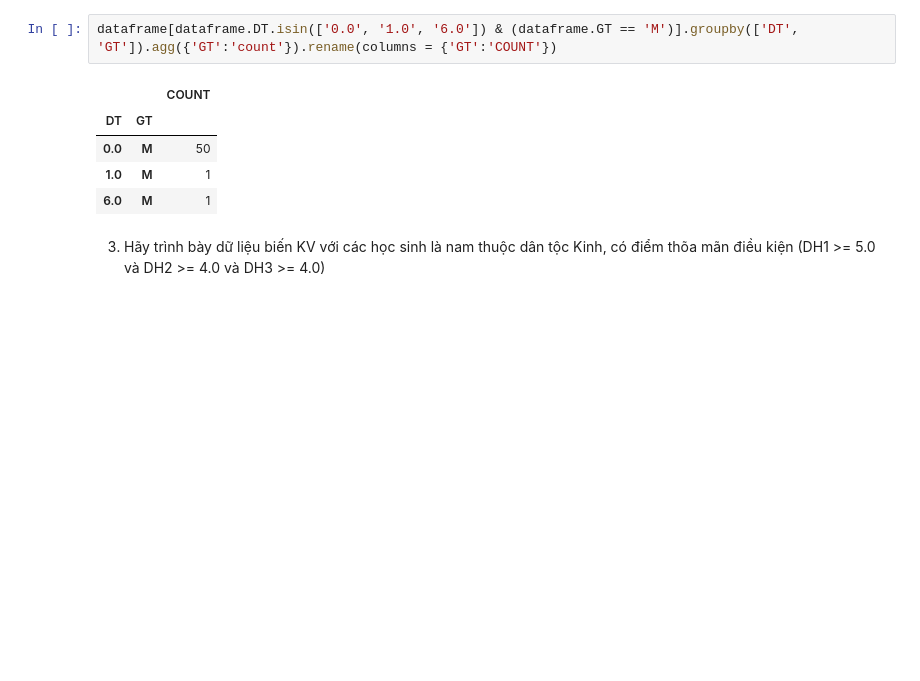
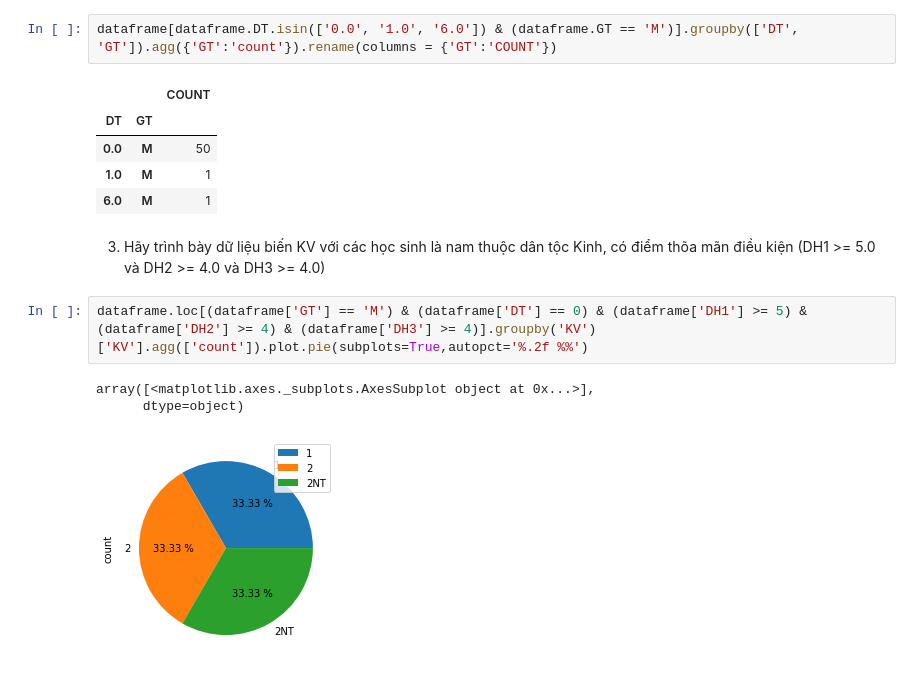
Before and after one commit to HuynhPhamNhatNam/DataAnalystAndDeepLearning, a Jupyter notebook: Labs/Lab02.ipynb, the cells around one changed output. Cells and saved outputs as stored; diff of their text form; blank space fills up the shorter version.

```diff
--- a/Labs/Lab02.ipynb
+++ b/Labs/Lab02.ipynb
@@ -160,3 +164,9 @@ dataframe[dataframe.DT.isin(['0.0', '1.0', '6.0']) & (dataframe.GT == 'M')].grou
 | 6.0 | M | 1 |
 # %% [markdown]
 3. Hãy trình bày dữ liệu biến KV với các học sinh là nam thuộc dân tộc Kinh, có điểm thõa mãn điều kiện (DH1 >= 5.0 và DH2 >= 4.0 và DH3 >= 4.0)
+# %%
+dataframe.loc[(dataframe['GT'] == 'M') & (dataframe['DT'] == 0) & (dataframe['DH1'] >= 5) & (dataframe['DH2'] >= 4) & (dataframe['DH3'] >= 4)].groupby('KV')['KV'].agg(['count']).plot.pie(subplots=True,autopct='%.2f %%')
+# %% [output]
+array([<matplotlib.axes._subplots.AxesSubplot object at 0x...>],
+      dtype=object)
+[figure, added]
```
Also changed, not shown: parts of 63 cells of this notebook.
